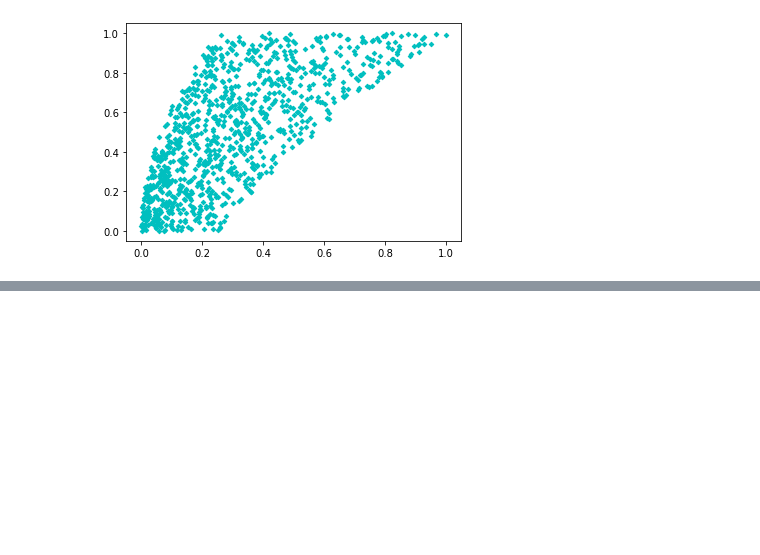
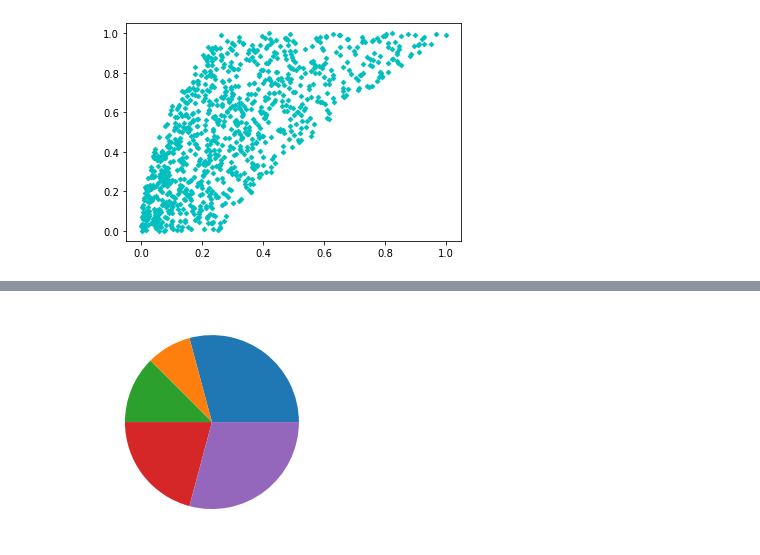
Before and after one commit to Sreekanthrshekar/personal_projects, a Jupyter notebook: Matplotlib.ipynb, the cells around one changed output, grey strips where cells are left out. Drawn from its saved outputs; the diff is of its cells as text; code cells hidden in the pictures; blank space fills up the shorter version.

Commit message:
added various possibilities of pie chart.

```diff
--- a/Matplotlib.ipynb
+++ b/Matplotlib.ipynb
@@ -213,0 +218,6 @@ plt.show()
+# %%
+x=[7,2,3,5,7]
+plt.pie(x) #basic pie
+plt.show()
+# %% [output]
+[figure, added]
```
Also changed, not shown: parts of 9 cells of this notebook.
